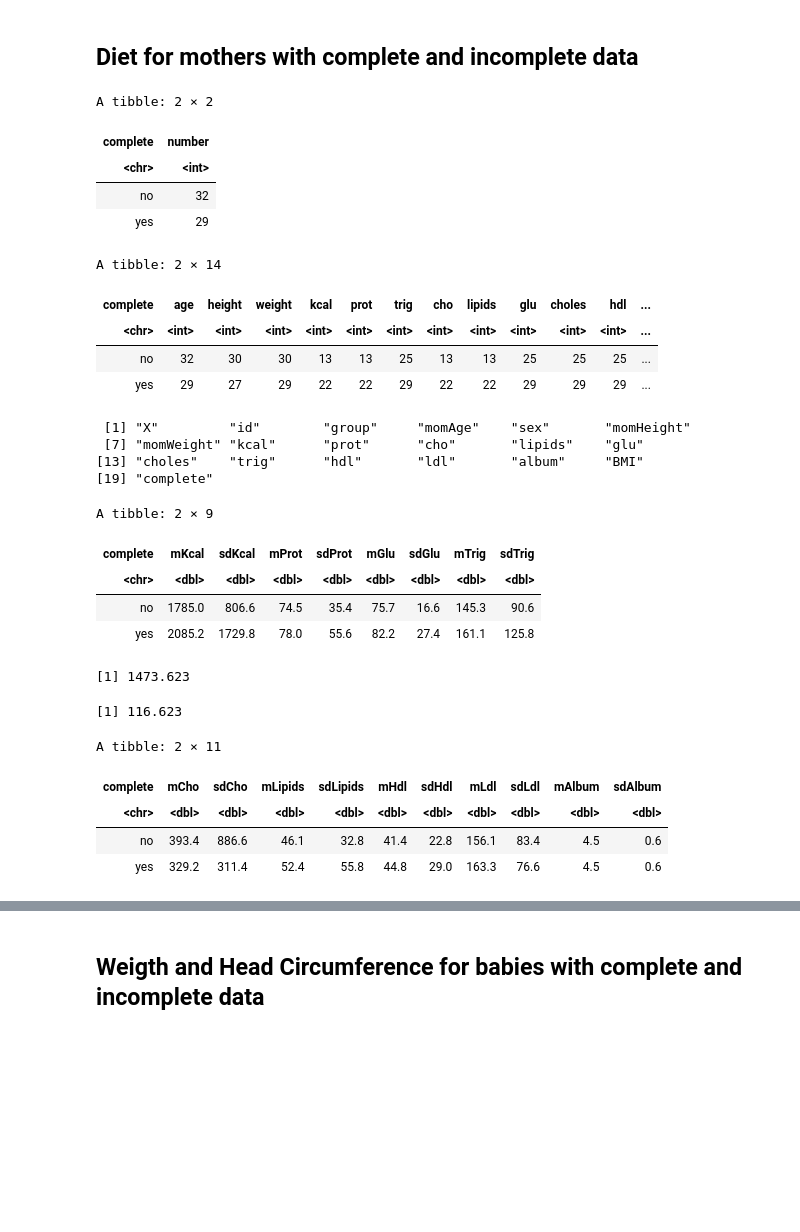
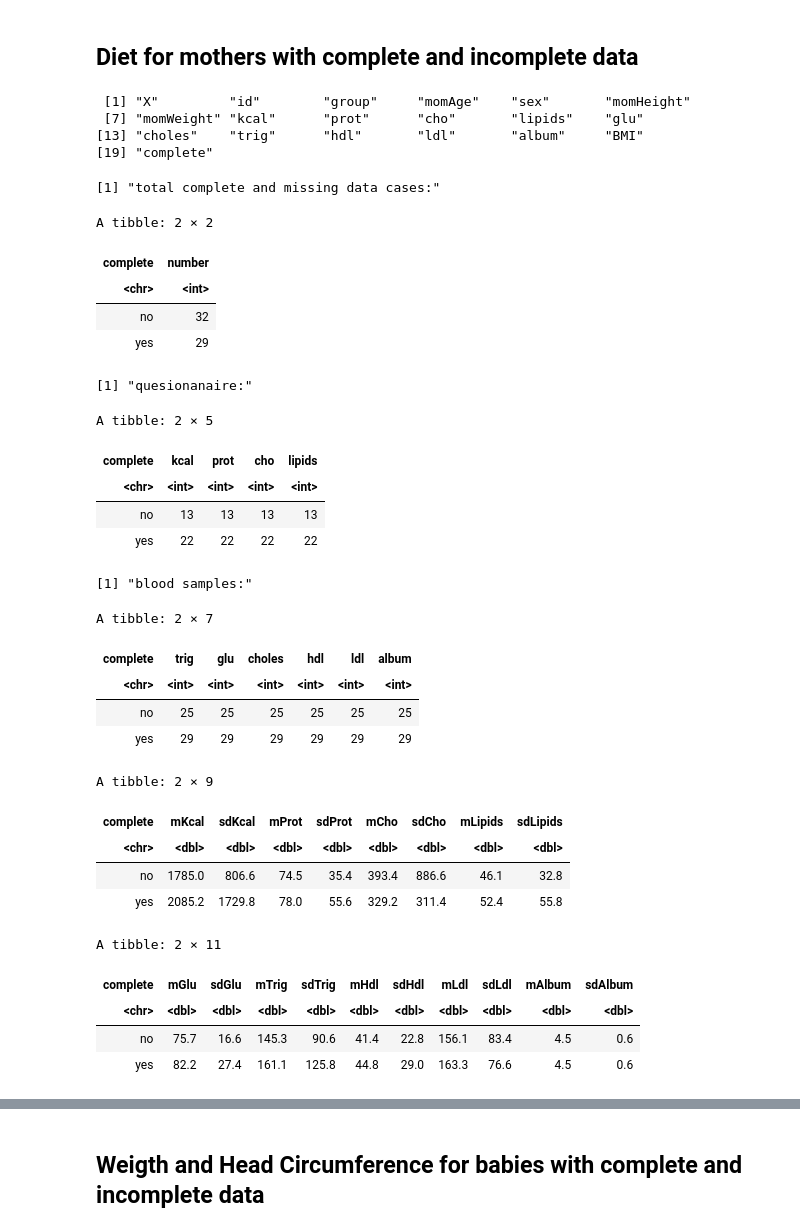
Before and after one commit to notblank/AA-leche-humana, a Jupyter notebook: Missing at random.ipynb, the cells around one changed output, grey strips where cells are left out. Saved outputs shown, nothing was run; the diff lists cells and outputs as text; code cells hidden in the pictures; blank space fills up the shorter version.

```diff
--- a/Missing at random.ipynb
+++ b/Missing at random.ipynb
@@ -141,60 +149,67 @@ A tibble: 2 × 7
 # %% [markdown]
 ## Diet for mothers with complete and incomplete data
+# %%
+names(moms_complete)
+# %% [output]
+ [1] "X"         "id"        "group"     "momAge"    "sex"       "momHeight"
+ [7] "momWeight" "kcal"      "prot"      "cho"       "lipids"    "glu"
+[13] "choles"    "trig"      "hdl"       "ldl"       "album"     "BMI"
+[19] "complete"
 # %%
+'total complete and missing data cases:'
 moms_complete %>% group_by(complete) %>% filter(!is.na(sex)) %>% summarise(number = n())
 
+'quesionanaire:'
 moms_complete %>% group_by(complete) %>% filter(!is.na(sex)) %>%
-    summarise(age = sum(!is.na(momAge)), height = sum(!is.na(momHeight)), weight = sum(!is.na(momWeight)),
-              kcal = sum(!is.na(kcal)), prot = sum(!is.na(prot)), trig = sum(!is.na(trig)),
-              cho = sum(!is.na(cho)), lipids = sum(!is.na(lipids)), glu = sum(!is.na(glu)),
+    summarise(kcal = sum(!is.na(kcal)), prot = sum(!is.na(prot)),
+              cho = sum(!is.na(cho)), lipids = sum(!is.na(lipids)))
+
+'blood samples:'
+moms_complete %>% group_by(complete) %>% filter(!is.na(sex)) %>%
+    summarise(trig = sum(!is.na(trig)), glu = sum(!is.na(glu)),
               choles = sum(!is.na(choles)), hdl = sum(!is.na(hdl)),
               ldl = sum(!is.na(ldl)), album = sum(!is.na(album)))
 # %% [output]
-A tibble: 2 × 2
+[1] "total complete and missing data cases:"
+A tibble: 2 × 2
 | complete | number |
 | <chr> | <int> |
 | no | 32 |
 | yes | 29 |
-A tibble: 2 × 14
+[1] "quesionanaire:"
+A tibble: 2 × 5
-| complete | age | height | weight | kcal | prot | trig | cho | lipids | glu | choles | hdl | ... |
-| <chr> | <int> | <int> | <int> | <int> | <int> | <int> | <int> | <int> | <int> | <int> | <int> | ... |
-| no | 32 | 30 | 30 | 13 | 13 | 25 | 13 | 13 | 25 | 25 | 25 | ... |
-| yes | 29 | 27 | 29 | 22 | 22 | 29 | 22 | 22 | 29 | 29 | 29 | ... |
+| complete | kcal | prot | cho | lipids |
+| <chr> | <int> | <int> | <int> | <int> |
+| no | 13 | 13 | 13 | 13 |
+| yes | 22 | 22 | 22 | 22 |
+[1] "blood samples:"
+A tibble: 2 × 7
+| complete | trig | glu | choles | hdl | ldl | album |
+| <chr> | <int> | <int> | <int> | <int> | <int> | <int> |
+| no | 25 | 25 | 25 | 25 | 25 | 25 |
+| yes | 29 | 29 | 29 | 29 | 29 | 29 |
-# %%
-names(moms_complete)
-#moms_complete %>% group_by(complete) %>% filter(is.na(glu))
-# %% [output]
- [1] "X"         "id"        "group"     "momAge"    "sex"       "momHeight"
- [7] "momWeight" "kcal"      "prot"      "cho"       "lipids"    "glu"
-[13] "choles"    "trig"      "hdl"       "ldl"       "album"     "BMI"
-[19] "complete"
 # %%
 moms_complete %>% group_by(complete) %>%
     summarise(mKcal = round(mean(kcal, na.rm = T), 1), sdKcal = 2*round(sd(kcal, na.rm = T), 1),
               mProt = round(mean(prot, na.rm = T), 1), sdProt = 2*round(sd(prot, na.rm = T), 1),
-              mGlu = round(mean(glu, na.rm = T), 1), sdGlu = 2*round(sd(glu, na.rm = T), 1),
-              mTrig = round(mean(trig, na.rm = T), 1), sdTrig = 2*round(sd(trig, na.rm = T), 1))
-
-2085.2 - (2* 1729.8 / sqrt(n_obs))
-161.1 - (2* 125.8 / sqrt(n_obs))
+              mCho = round(mean(cho, na.rm = T), 1), sdCho = 2*round(sd(cho, na.rm = T), 1),
+              mLipids = round(mean(lipids, na.rm = T), 1), sdLipids = 2*round(sd(lipids, na.rm = T), 1))
 # %% [output]
 A tibble: 2 × 9
-| complete | mKcal | sdKcal | mProt | sdProt | mGlu | sdGlu | mTrig | sdTrig |
+| complete | mKcal | sdKcal | mProt | sdProt | mCho | sdCho | mLipids | sdLipids |
 | <chr> | <dbl> | <dbl> | <dbl> | <dbl> | <dbl> | <dbl> | <dbl> | <dbl> |
-| no | 1785.0 | 806.6 | 74.5 | 35.4 | 75.7 | 16.6 | 145.3 | 90.6 |
-| yes | 2085.2 | 1729.8 | 78.0 | 55.6 | 82.2 | 27.4 | 161.1 | 125.8 |
+| no | 1785.0 | 806.6 | 74.5 | 35.4 | 393.4 | 886.6 | 46.1 | 32.8 |
+| yes | 2085.2 | 1729.8 | 78.0 | 55.6 | 329.2 | 311.4 | 52.4 | 55.8 |
-[1] 1473.623
-[1] 116.623
 # %%
 moms_complete %>% group_by(complete) %>%
-    summarise(mCho = round(mean(cho, na.rm = T), 1), sdCho = 2*round(sd(cho, na.rm = T), 1),
-              mLipids = round(mean(lipids, na.rm = T), 1), sdLipids = 2*round(sd(lipids, na.rm = T), 1),
+    summarise(mGlu = round(mean(glu, na.rm = T), 1), sdGlu = 2*round(sd(glu, na.rm = T), 1),
+              mTrig = round(mean(trig, na.rm = T), 1), sdTrig = 2*round(sd(trig, na.rm = T), 1),
               mHdl = round(mean(hdl, na.rm = T), 1), sdHdl = 2*round(sd(hdl, na.rm = T), 1),
               mLdl = round(mean(ldl, na.rm = T), 1), sdLdl = 2*round(sd(ldl, na.rm = T), 1),
               mAlbum = round(mean(album, na.rm = T), 1), sdAlbum = 2*round(sd(album, na.rm = T), 1))
 # %% [output]
 A tibble: 2 × 11
-| complete | mCho | sdCho | mLipids | sdLipids | mHdl | sdHdl | mLdl | sdLdl | mAlbum | sdAlbum |
+| complete | mGlu | sdGlu | mTrig | sdTrig | mHdl | sdHdl | mLdl | sdLdl | mAlbum | sdAlbum |
 | <chr> | <dbl> | <dbl> | <dbl> | <dbl> | <dbl> | <dbl> | <dbl> | <dbl> | <dbl> | <dbl> |
-| no | 393.4 | 886.6 | 46.1 | 32.8 | 41.4 | 22.8 | 156.1 | 83.4 | 4.5 | 0.6 |
-| yes | 329.2 | 311.4 | 52.4 | 55.8 | 44.8 | 29.0 | 163.3 | 76.6 | 4.5 | 0.6 |
+| no | 75.7 | 16.6 | 145.3 | 90.6 | 41.4 | 22.8 | 156.1 | 83.4 | 4.5 | 0.6 |
+| yes | 82.2 | 27.4 | 161.1 | 125.8 | 44.8 | 29.0 | 163.3 | 76.6 | 4.5 | 0.6 |
```
Also changed, not shown: parts of 6 cells of this notebook.
